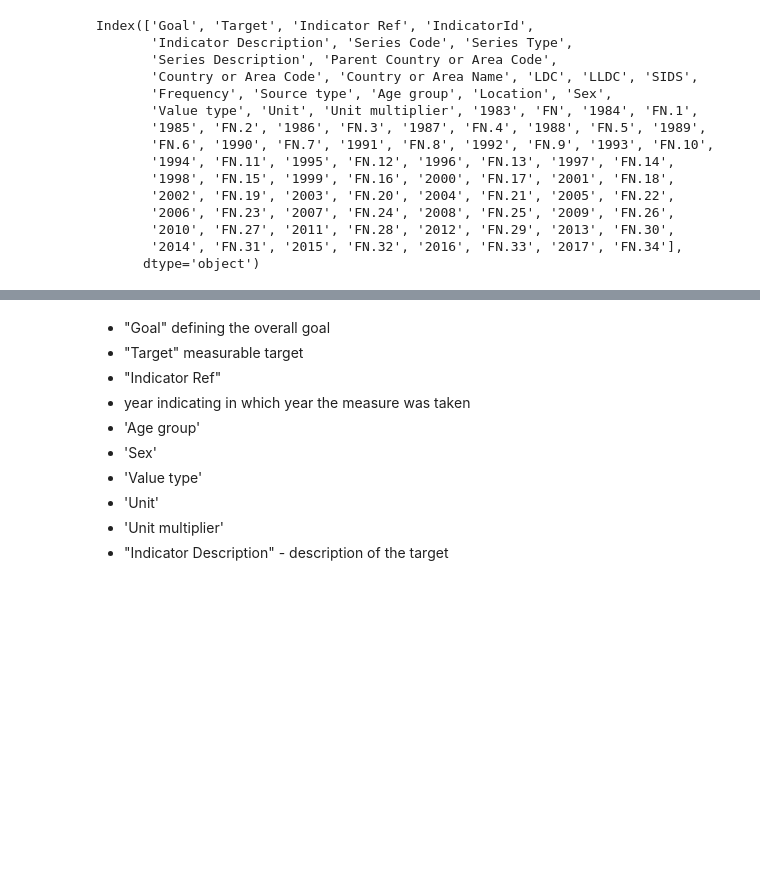
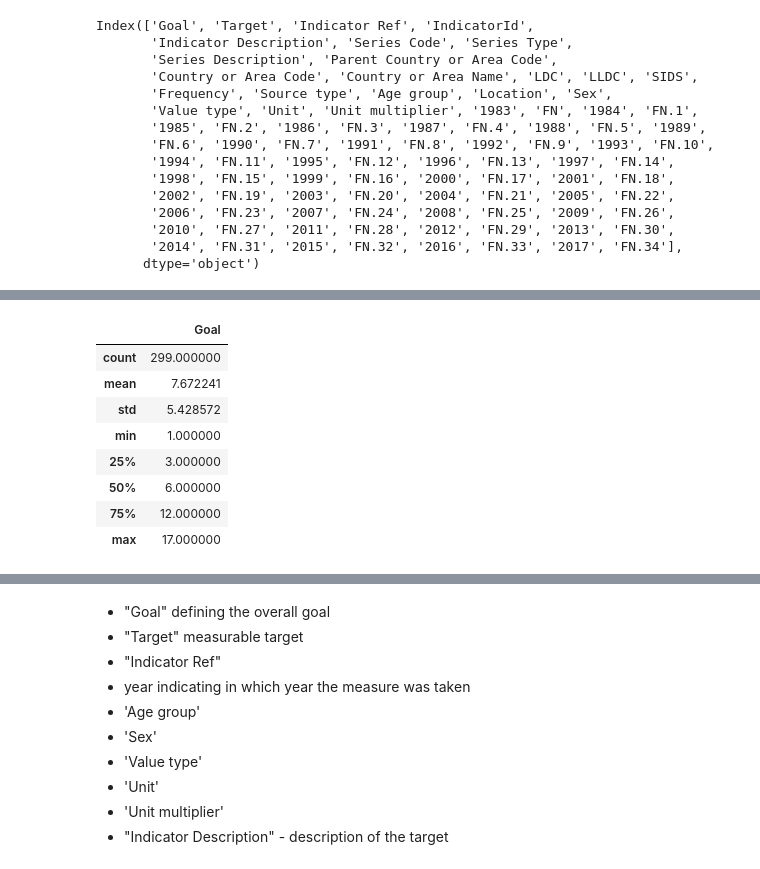
Before and after one commit to felix-laumann/MBML-SDG-targets, a Jupyter notebook: Data preprocessing and visualisation_GalinaFelix.ipynb, the cells around one changed output, grey strips where cells are left out. Cells and saved outputs as stored; diff of their text form; code cells hidden in the pictures; blank space fills up the shorter version.

```diff
--- a/Data preprocessing and visualisation_GalinaFelix.ipynb
+++ b/Data preprocessing and visualisation_GalinaFelix.ipynb
@@ -91,3 +108,15 @@ df1.head(100)
+# %%
+df1.describe() # why doesn't describe show the other values?
+# %% [output]
+|  | Goal |
+| count | 299.000000 |
+| mean | 7.672241 |
+| std | 5.428572 |
+| min | 1.000000 |
+| 25% | 3.000000 |
+| 50% | 6.000000 |
+| 75% | 12.000000 |
+| max | 17.000000 |
 # %%
 df1.columns
 # %% [output]
```
Also changed, not shown: parts of 23 cells of this notebook, 1 other file.
